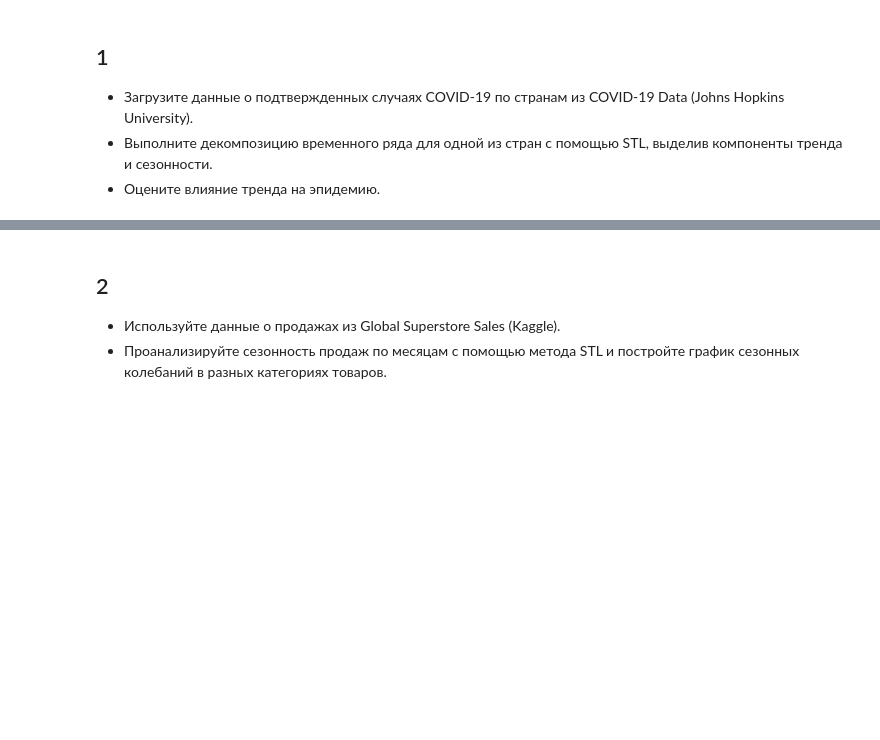
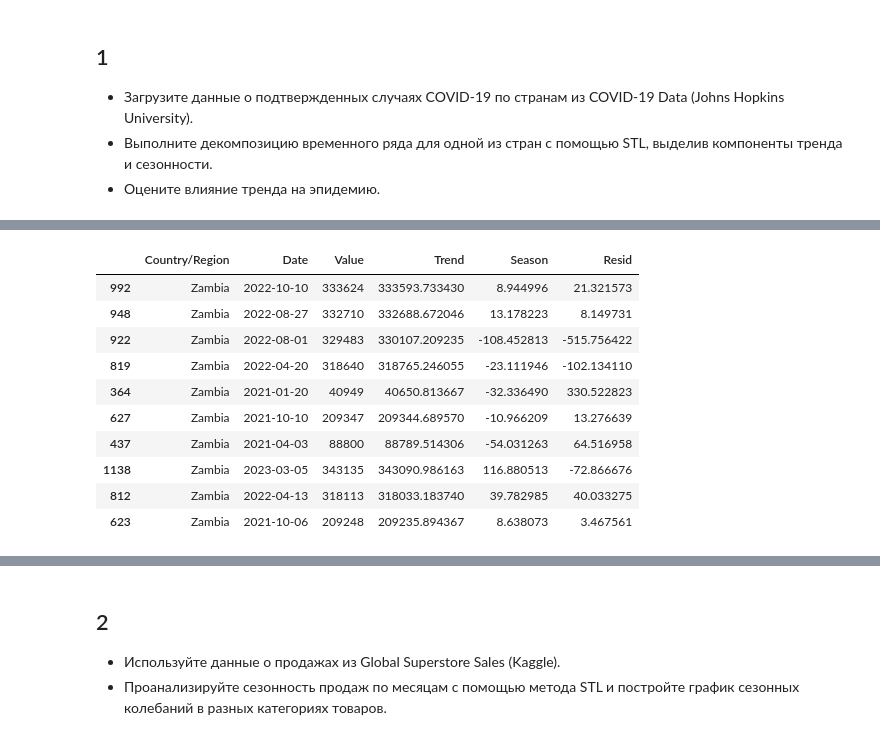
Before and after one commit to skv-analyst/study-timeseries-analysis-forecasting, a Jupyter notebook: notebooks/04-decomposition.ipynb, the cells around one changed output, grey strips where cells are left out. Cells and saved outputs as stored; diff of their text form; code cells hidden in the pictures; blank space fills up the shorter version.

```diff
--- a/notebooks/04-decomposition.ipynb
+++ b/notebooks/04-decomposition.ipynb
@@ -9,0 +30,25 @@ df = pd.read_csv('../data/04-1-covid19.csv')
+# %%
+# Указываем период сезонности (например, 12, если данные имеют годовую сезонность)
+stl = statsmodels.tsa.seasonal.STL(df_melt['Value'], period=12)
+result = stl.fit()
+
+# Извлечение компонентов
+df_melt['Trend'] = result.trend
+df_melt['Season'] = result.seasonal
+df_melt['Resid'] = result.resid
+
+df_melt['Date'] = pd.to_datetime(df_melt['Date'])
+
+df_melt.sample(10)
+# %% [output]
+|  | Country/Region | Date | Value | Trend | Season | Resid |
+| 992 | Zambia | 2022-10-10 | 333624 | 333593.733430 | 8.944996 | 21.321573 |
+| 948 | Zambia | 2022-08-27 | 332710 | 332688.672046 | 13.178223 | 8.149731 |
+| 922 | Zambia | 2022-08-01 | 329483 | 330107.209235 | -108.452813 | -515.756422 |
+| 819 | Zambia | 2022-04-20 | 318640 | 318765.246055 | -23.111946 | -102.134110 |
+| 364 | Zambia | 2021-01-20 | 40949 | 40650.813667 | -32.336490 | 330.522823 |
+| 627 | Zambia | 2021-10-10 | 209347 | 209344.689570 | -10.966209 | 13.276639 |
+| 437 | Zambia | 2021-04-03 | 88800 | 88789.514306 | -54.031263 | 64.516958 |
+| 1138 | Zambia | 2023-03-05 | 343135 | 343090.986163 | 116.880513 | -72.866676 |
+| 812 | Zambia | 2022-04-13 | 318113 | 318033.183740 | 39.782985 | 40.033275 |
+| 623 | Zambia | 2021-10-06 | 209248 | 209235.894367 | 8.638073 | 3.467561 |
```
Also changed, not shown: parts of 6 cells of this notebook.
